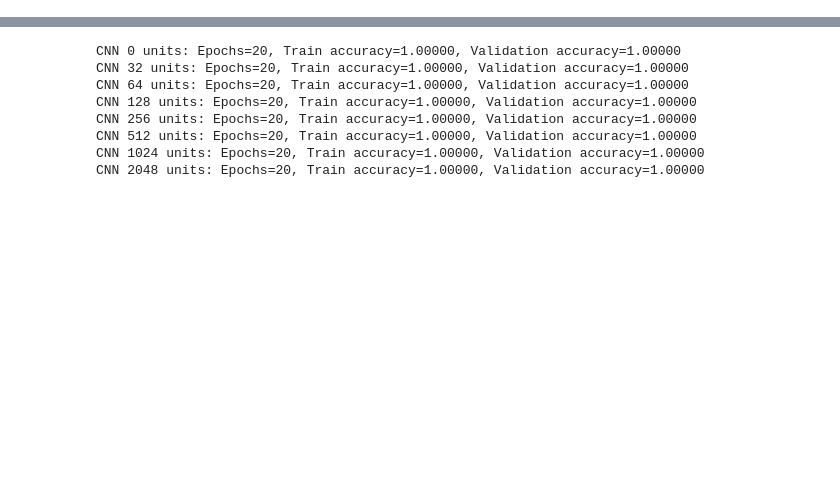
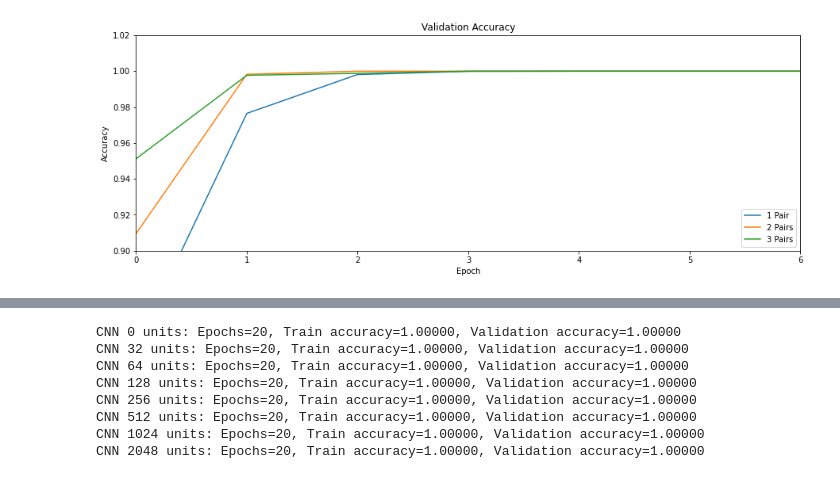
Before and after one commit to sukilovm/ASL-Classification-Using-CNNs, a Jupyter notebook: src/experiments.ipynb, the cells around one changed output, grey strips where cells are left out. Drawn from its saved outputs; the diff is of its cells as text; code cells hidden in the pictures; blank space fills up the shorter version.

```diff
--- a/src/experiments.ipynb
+++ b/src/experiments.ipynb
@@ -46 +73,34 @@ save_plots = True
+# %%
+# PLOT ACCURACIES
+f = plt.figure(figsize=(15, 5))
+title_obj = plt.title('Validation Accuracy')
+
+if text_color_white:
+    params = {"ytick.color" : "w",
+              "xtick.color" : "w",
+              "axes.labelcolor" : "w",
+              "axes.edgecolor" : "w"}
+    plt.rcParams.update(params)
+    plt.setp(title_obj, color='w')
+
+for i in range(number_of_nets):
+    plt.plot(histories[i].history['val_accuracy'])
+
+plt.ylabel('Accuracy')
+plt.xlabel('Epoch')
+plt.legend(names, loc='lower right')
+axes = plt.gca()
+axes.set_xlim([0, 6])
+axes.set_ylim([0.9, 1.02])
+
+if save_plots:
+    plt.savefig('../plots/experiment_1.svg',
+                dpi=f.dpi,
+                format='svg',
+                transparent=True)
+plt.show()
+
+#RESULT: 2 pairs
+# %% [output]
+[figure, added]
 # %%
```
Also changed, not shown: parts of 9 cells of this notebook, 16 other files.
